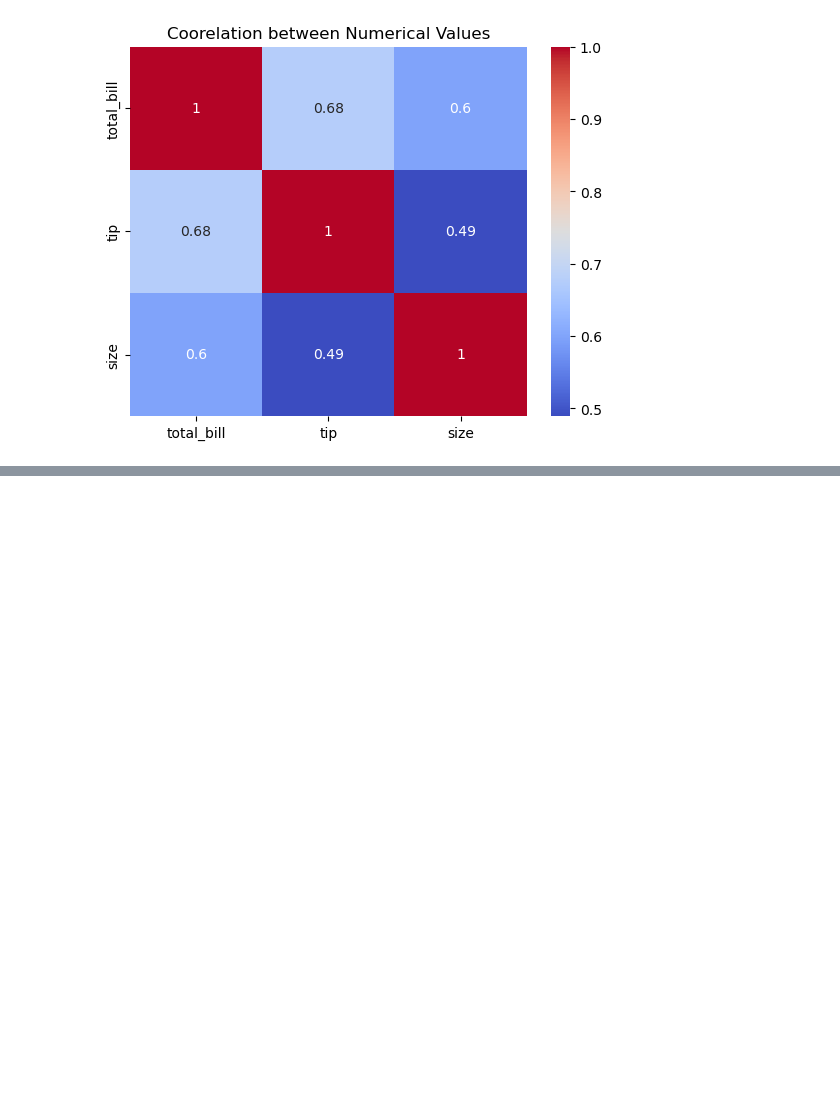
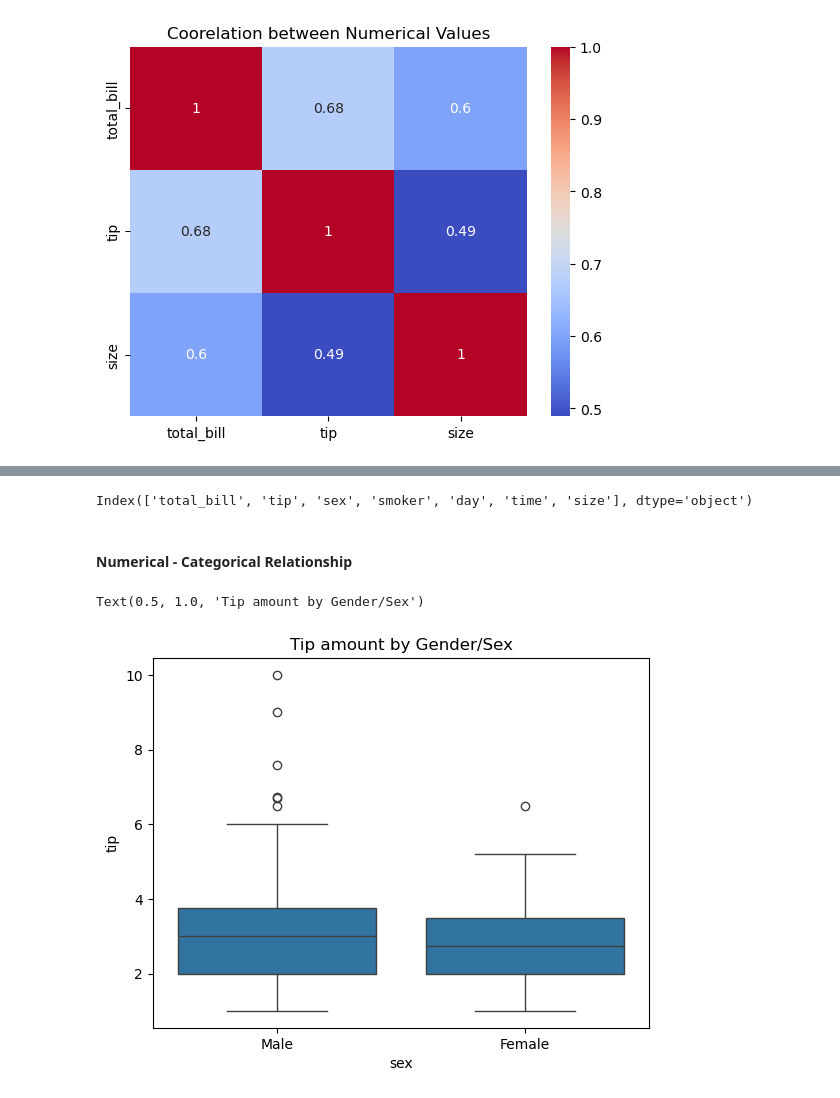
Before and after one commit to raunaktu/DataScience, a Jupyter notebook: Whole_EDA.ipynb, the cells around one changed output, grey strips where cells are left out. Drawn from its saved outputs; the diff is of its cells as text; code cells hidden in the pictures; blank space fills up the shorter version.

```diff
--- a/Whole_EDA.ipynb
+++ b/Whole_EDA.ipynb
@@ -279,0 +289,12 @@ Text(0.5, 1.0, 'Coorelation between Numerical Values')
+# %%
+tips.columns
+# %% [output]
+Index(['total_bill', 'tip', 'sex', 'smoker', 'day', 'time', 'size'], dtype='object')
+# %% [markdown]
+#### Numerical - Categorical Relationship
+# %%
+sns.boxplot(x='sex',y='tip',data=tips)
+plt.title('Tip amount by Gender/Sex')
+# %% [output]
+Text(0.5, 1.0, 'Tip amount by Gender/Sex')
+[figure, added]
```
Also changed, not shown: parts of 36 cells of this notebook.
